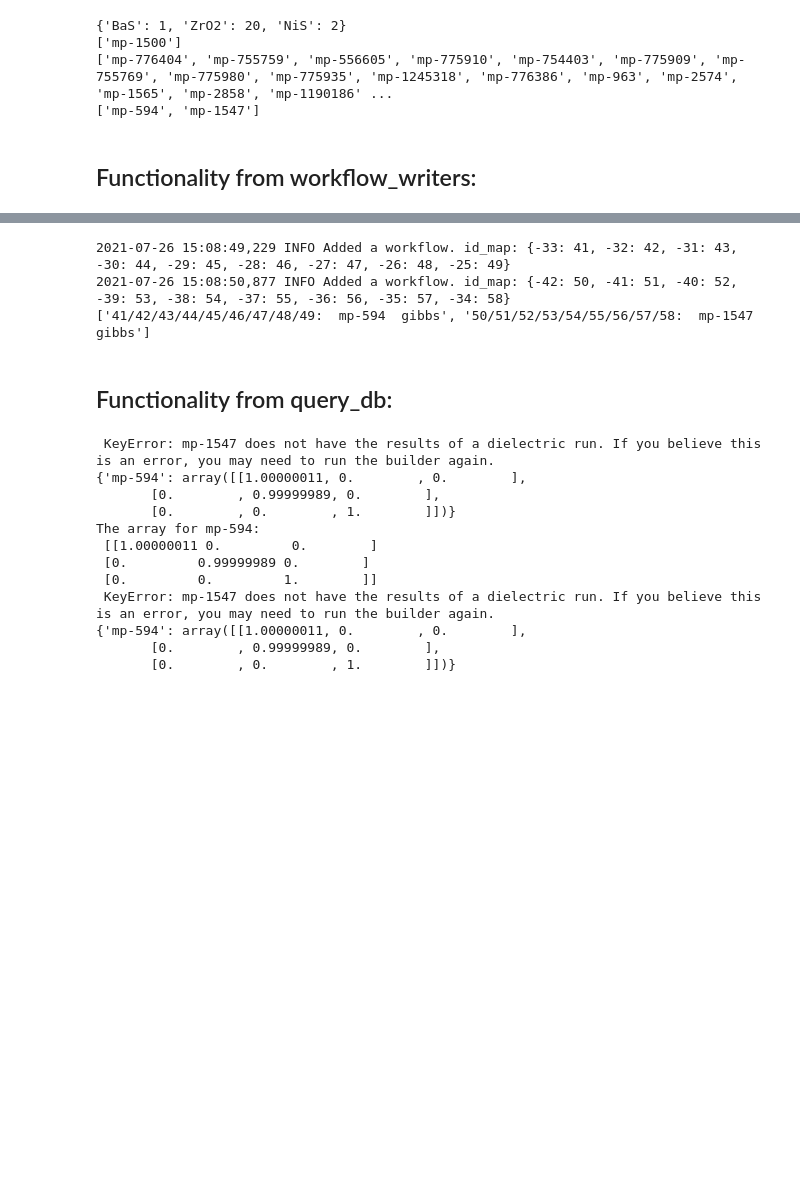
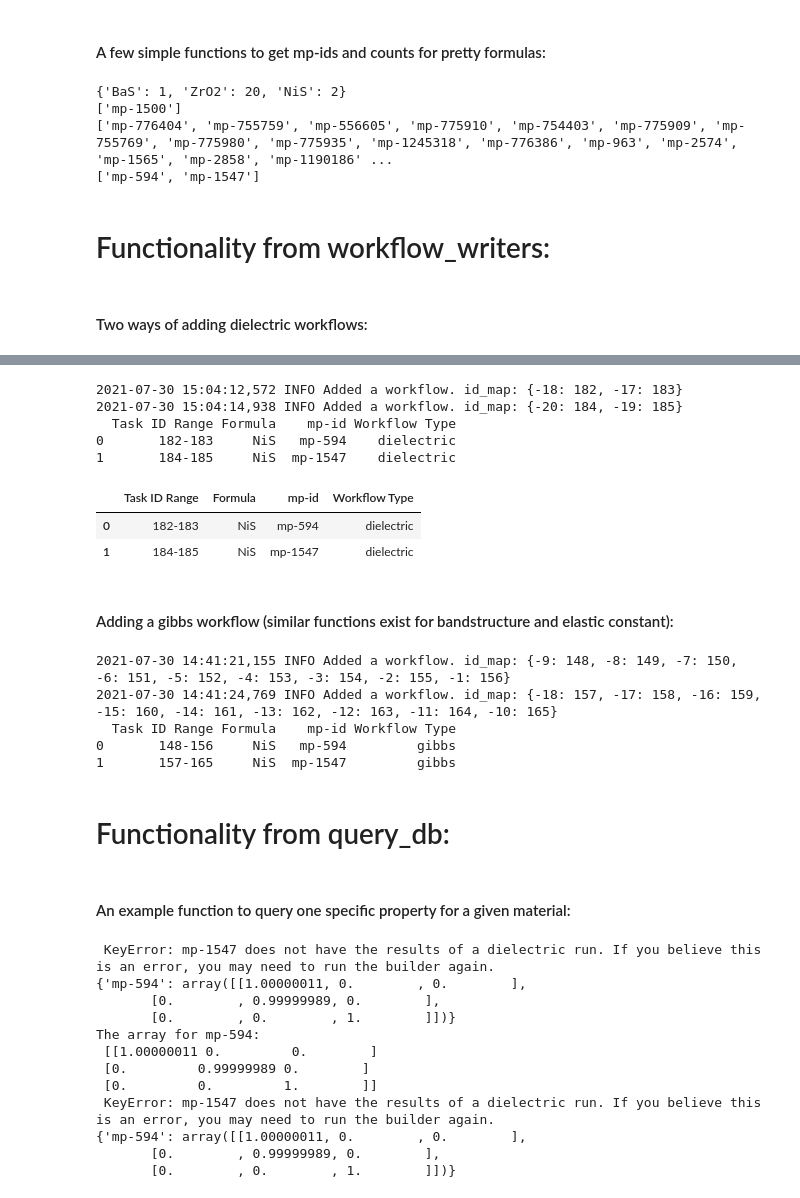
Before and after one commit to calebcsjm/atomate_helper, a Jupyter notebook: atomate_helper/functionality_demo.ipynb, the cells around one changed output, grey strips where cells are left out. Saved outputs shown, nothing was run; the diff lists cells and outputs as text; code cells hidden in the pictures; blank space fills up the shorter version.

```diff
--- a/atomate_helper/functionality_demo.ipynb
+++ b/atomate_helper/functionality_demo.ipynb
@@ -5,3 +21,5 @@ This notebook is meant to demostrate some of the functionality of the functions
+# %% [markdown]
+#### A few simple functions to get mp-ids and counts for pretty formulas:
 # %%
 from helper_core import get_material_ids
 from helper_core import get_material_id_count
@@ -19,4 +37,4 @@ print(get_material_ids("NiS"))
 ['mp-776404', 'mp-755759', 'mp-556605', 'mp-775910', 'mp-754403', 'mp-775909', 'mp-755769', 'mp-775980', 'mp-775935', 'mp-1245318', 'mp-776386', 'mp-963', 'mp-2574', 'mp-1565', 'mp-2858', 'mp-1190186' ...
 ['mp-594', 'mp-1547']
 # %% [markdown]
-## Functionality from workflow_writers:
+# Functionality from workflow_writers:
@@ -34,7 +41,9 @@ password=my_password, ssl="true", authsource="admin")
+# %% [markdown]
+#### Two ways of adding dielectric workflows:
 # %%
 from workflow_writers import add_dielectric_mpid, add_dielectric_prettyform
 # adds workflows for all the structures for list of pretty formulas
-print(add_dielectric_prettyform(["NiS", "BaS"], lp))
+add_dielectric_prettyform(["NiS", "BaS"], lp)
 # similar, but for a list of mp-ids - a narrower approach
-print(add_dielectric_mpid(["mp-594","mp-1547"], lp))
+add_dielectric_mpid(["mp-594","mp-1547"], lp)
 # %% [output]
@@ -48,12 +57,26 @@ print(add_dielectric_mpid(["mp-594","mp-1547"], lp))
+2021-07-30 15:04:12,572 INFO Added a workflow. id_map: {-18: 182, -17: 183}
+2021-07-30 15:04:14,938 INFO Added a workflow. id_map: {-20: 184, -19: 185}
+  Task ID Range Formula    mp-id Workflow Type
+0       182-183     NiS   mp-594    dielectric
+1       184-185     NiS  mp-1547    dielectric
+|  | Task ID Range | Formula | mp-id | Workflow Type |
+| 0 | 182-183 | NiS | mp-594 | dielectric |
+| 1 | 184-185 | NiS | mp-1547 | dielectric |
+# %% [markdown]
+#### Adding a gibbs workflow (similar functions exist for bandstructure and elastic constant):
 # %%
 from workflow_writers import add_gibbs_mpid
-print(add_gibbs_mpid(["mp-594","mp-1547"], lp))
+gibbs_df = add_gibbs_mpid(["mp-594","mp-1547"], lp)
 # %% [output]
-2021-07-26 15:08:49,229 INFO Added a workflow. id_map: {-33: 41, -32: 42, -31: 43, -30: 44, -29: 45, -28: 46, -27: 47, -26: 48, -25: 49}
-2021-07-26 15:08:50,877 INFO Added a workflow. id_map: {-42: 50, -41: 51, -40: 52, -39: 53, -38: 54, -37: 55, -36: 56, -35: 57, -34: 58}
-['41/42/43/44/45/46/47/48/49:  mp-594  gibbs', '50/51/52/53/54/55/56/57/58:  mp-1547  gibbs']
+2021-07-30 14:41:21,155 INFO Added a workflow. id_map: {-9: 148, -8: 149, -7: 150, -6: 151, -5: 152, -4: 153, -3: 154, -2: 155, -1: 156}
+2021-07-30 14:41:24,769 INFO Added a workflow. id_map: {-18: 157, -17: 158, -16: 159, -15: 160, -14: 161, -13: 162, -12: 163, -11: 164, -10: 165}
+  Task ID Range Formula    mp-id Workflow Type
+0       148-156     NiS   mp-594         gibbs
+1       157-165     NiS  mp-1547         gibbs
 # %% [markdown]
-## Functionality from query_db:
+# Functionality from query_db:
+# %% [markdown]
+#### An example function to query one specific property for a given material:
 # %%
 from query_db import get_epsilon_staticM_mpid, get_epsilon_staticM_prettyform
 dbjson_path = "/Users/calebharding/Documents/Research/atomate_helper/atomate_helper/db.json"
```
Also changed, not shown: parts of 18 cells of this notebook, 2 other files.
